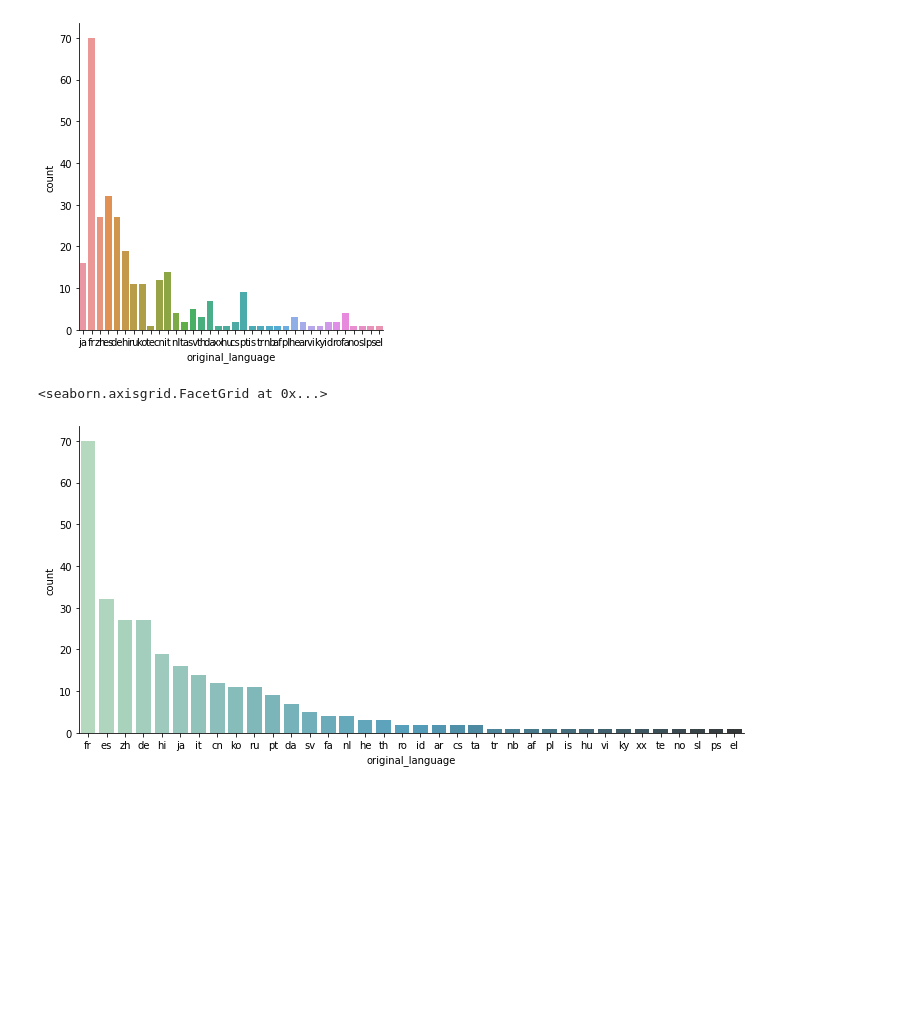
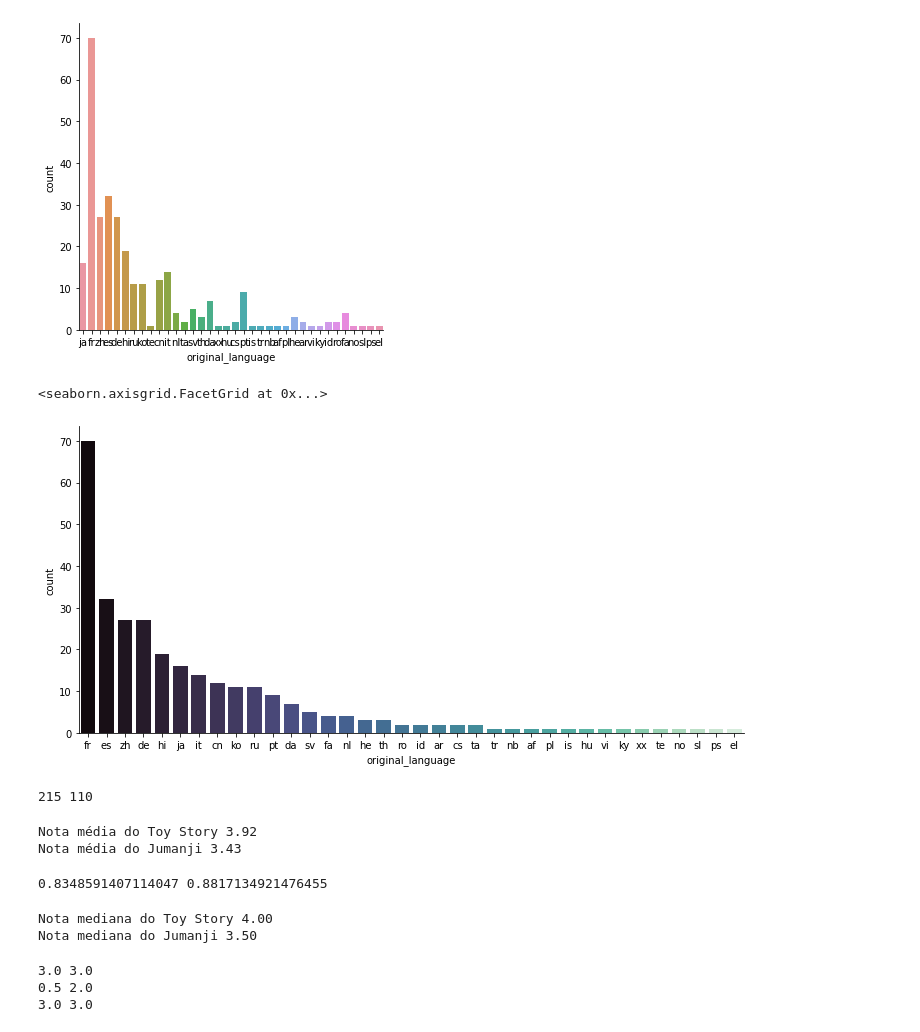
Before and after one commit to GabrielTB1/Data-Science-analise-e-visualizacao-de-dados, a Jupyter notebook: Data_Science_analise_e_visualizacao_de_dados.ipynb, the cells around one changed output. Drawn from its saved outputs; the diff is of its cells as text; code cells hidden in the pictures; blank space fills up the shorter version.

Commit message:
Analisando média, mediana, desvio padrão, boxplot, histograma, tendência central e dispersão.

```diff
--- a/Data_Science_analise_e_visualizacao_de_dados.ipynb
+++ b/Data_Science_analise_e_visualizacao_de_dados.ipynb
@@ -307,11 +307,33 @@ sns.catplot(x = "original_language", kind = "count",
 # %%
 filmes_sem_lingua_original_em_ingles = tmdb.query("original_language != 'en'")
 
 sns.catplot(x = "original_language", kind = "count",
             data = filmes_sem_lingua_original_em_ingles,
             aspect = 2,
-            palette="GnBu_d",
+            palette="mako",
             order = total_por_lingua_de_outros_filmes.index)
 # %% [output]
 <seaborn.axisgrid.FacetGrid at 0x...>
-[figure, old version]
+[figure, new version]
+# %%
+notas_do_toy_story = notas.query("filmeId == 1")
+notas_do_jumanji = notas.query("filmeId == 2")
+print(len(notas_do_toy_story), len(notas_do_jumanji))
+# %% [output]
+215 110
+# %%
+print("Nota média do Toy Story %.2f" % notas_do_toy_story.nota.mean())
+print("Nota média do Jumanji %.2f" % notas_do_jumanji.nota.mean())
+# %% [output]
+Nota média do Toy Story 3.92
+Nota média do Jumanji 3.43
+# %%
+print(notas_do_toy_story.nota.std(),notas_do_jumanji.nota.std())
+# %% [output]
+0.8348591407114047 0.8817134921476455
+# %%
+print("Nota mediana do Toy Story %.2f" % notas_do_toy_story.nota.median())
+print("Nota mediana do Jumanji %.2f" % notas_do_jumanji.nota.median())
+# %% [output]
+Nota mediana do Toy Story 4.00
+Nota mediana do Jumanji 3.50
@@ -317,0 +345,8 @@ sns.catplot(x = "original_language", kind = "count",
+# %%
+print(filme1.mean(), filme2.mean())
+print(np.std(filme1),np.std(filme2))
+print(np.median(filme1),np.median(filme2))
+# %% [output]
+3.0 3.0
+0.5 2.0
+3.0 3.0
```
Also changed, not shown: parts of 5 cells of this notebook.
